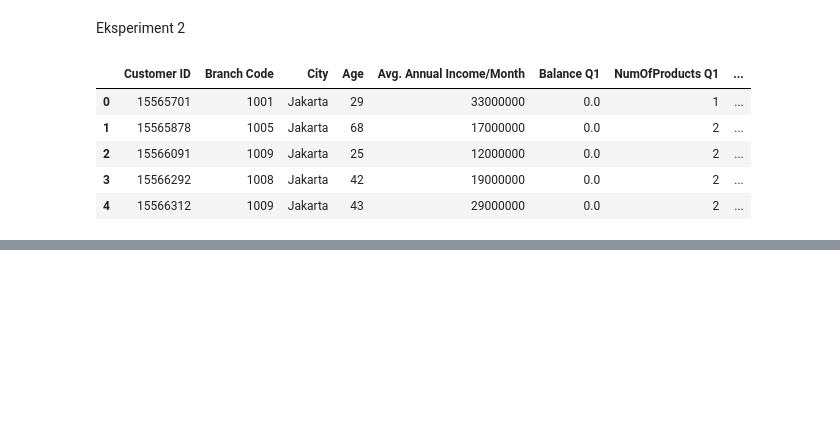
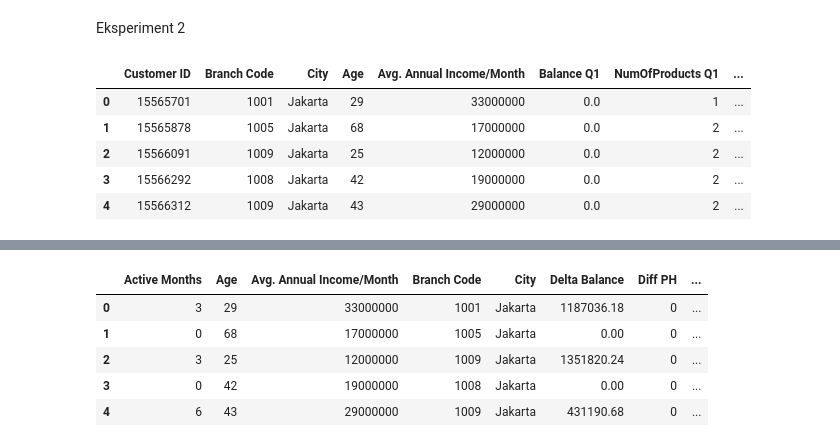
Before and after one commit to Aldistwn29/Data_analysis, a Jupyter notebook: ProjekFinansial.ipynb, the cells around one changed output, grey strips where cells are left out. Cells and saved outputs as stored; diff of their text form; code cells hidden in the pictures; blank space fills up the shorter version.

```diff
--- a/ProjekFinansial.ipynb
+++ b/ProjekFinansial.ipynb
@@ -309,0 +418,9 @@ df2.head()
+# %%
+predictor2.head()
+# %% [output]
+|  | Active Months | Age | Avg. Annual Income/Month | Branch Code | City | Delta Balance | Diff PH | ... |
+| 0 | 3 | 29 | 33000000 | 1001 | Jakarta | 1187036.18 | 0 | ... |
+| 1 | 0 | 68 | 17000000 | 1005 | Jakarta | 0.00 | 0 | ... |
+| 2 | 3 | 25 | 12000000 | 1009 | Jakarta | 1351820.24 | 0 | ... |
+| 3 | 0 | 42 | 19000000 | 1008 | Jakarta | 0.00 | 0 | ... |
+| 4 | 6 | 43 | 29000000 | 1009 | Jakarta | 431190.68 | 0 | ... |
```
Also changed, not shown: parts of 85 cells of this notebook.
